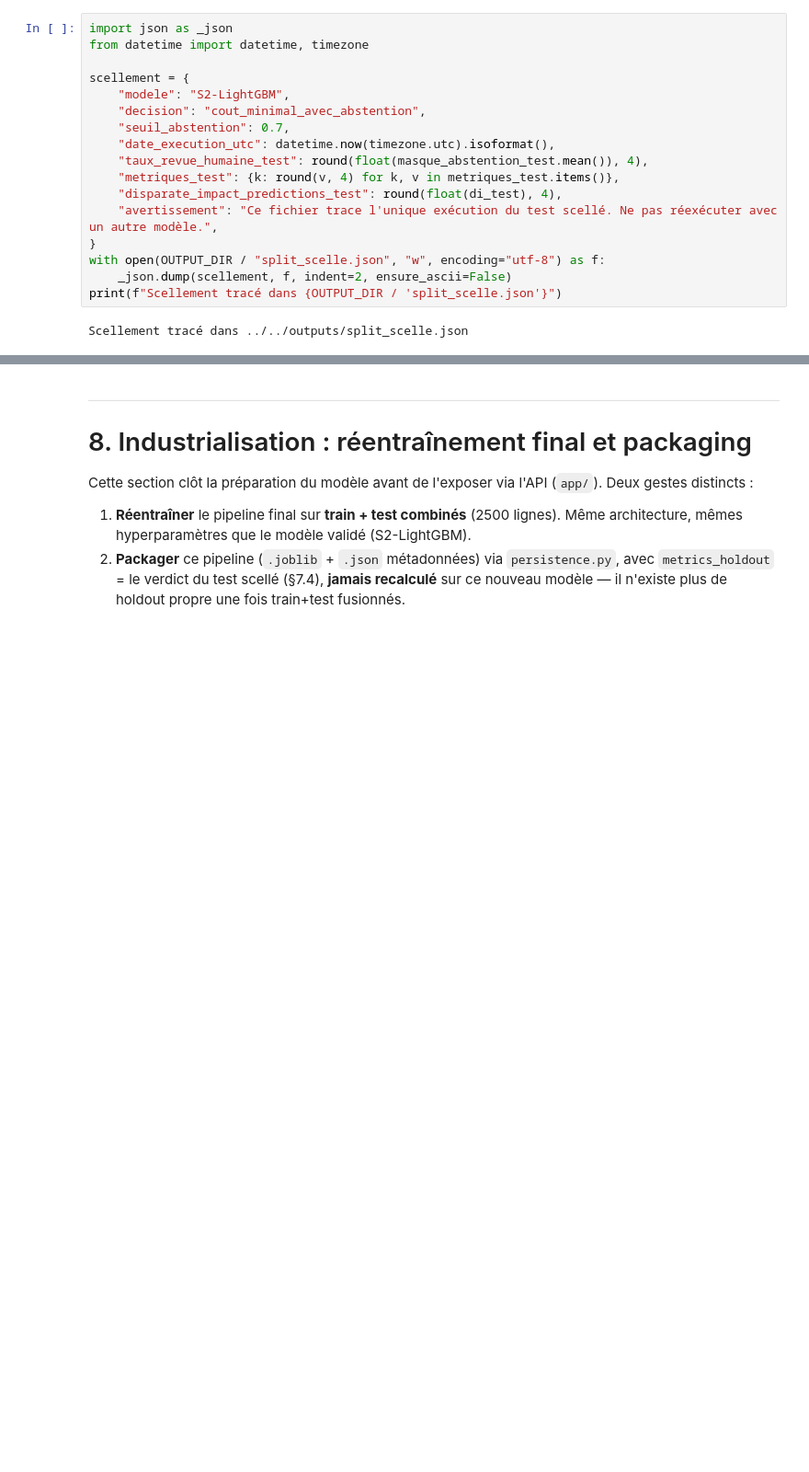
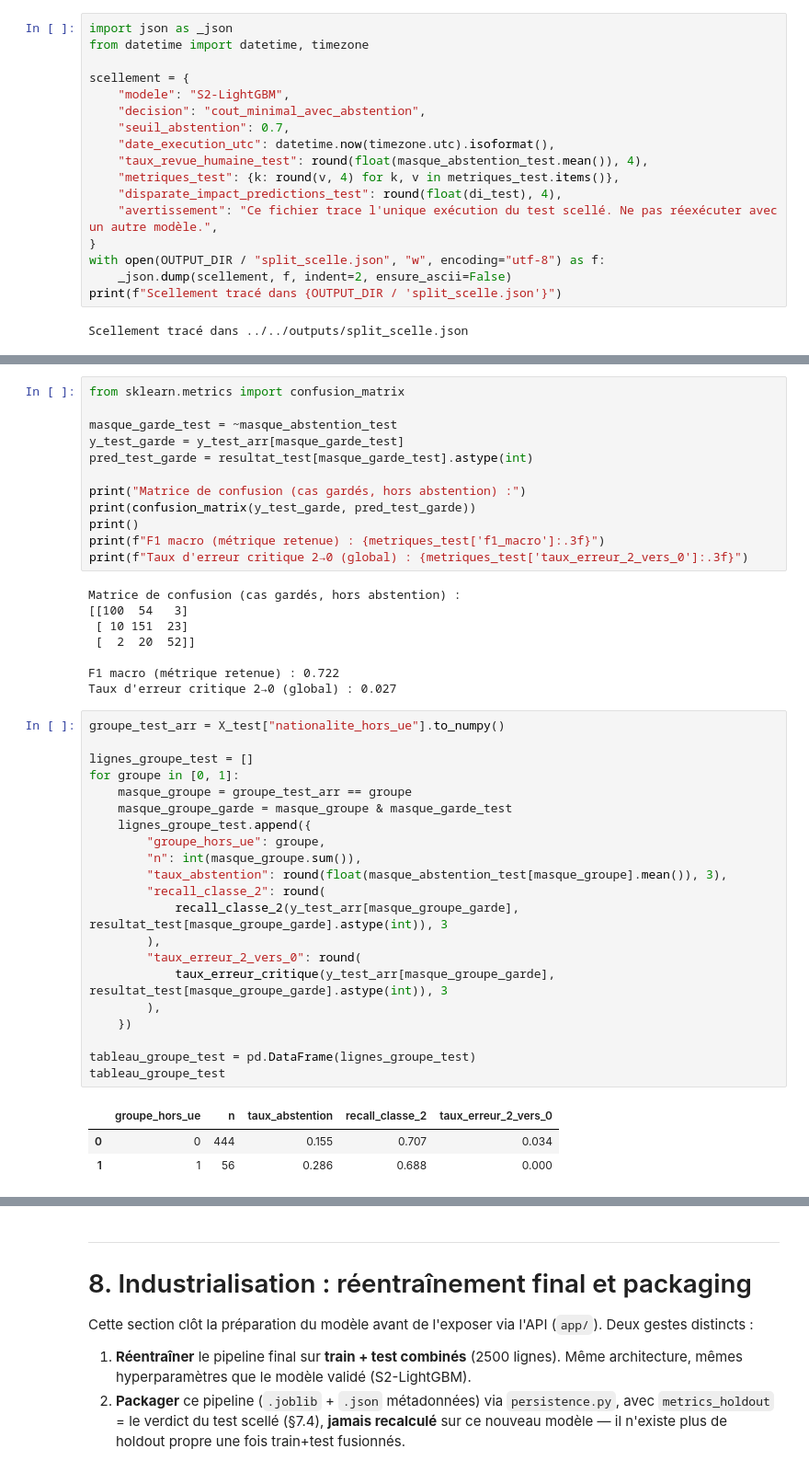
Before and after one commit to A949196/Cas_usage_Certif, a Jupyter notebook: notebook/use_case.ipynb, the cells around one changed output, grey strips where cells are left out. Shown at 92% size. Drawn from its saved outputs; the diff is of its cells as text; blank space fills up the shorter version.

```diff
--- a/notebook/use_case.ipynb
+++ b/notebook/use_case.ipynb
@@ -1024,0 +1176,45 @@ Scellement tracé dans ../../outputs/split_scelle.json
+# %%
+from sklearn.metrics import confusion_matrix
+
+masque_garde_test = ~masque_abstention_test
+y_test_garde = y_test_arr[masque_garde_test]
+pred_test_garde = resultat_test[masque_garde_test].astype(int)
+
+print("Matrice de confusion (cas gardés, hors abstention) :")
+print(confusion_matrix(y_test_garde, pred_test_garde))
+print()
+print(f"F1 macro (métrique retenue) : {metriques_test['f1_macro']:.3f}")
+print(f"Taux d'erreur critique 2→0 (global) : {metriques_test['taux_erreur_2_vers_0']:.3f}")
+# %% [output]
+Matrice de confusion (cas gardés, hors abstention) :
+[[100  54   3]
+ [ 10 151  23]
+ [  2  20  52]]
+
+F1 macro (métrique retenue) : 0.722
+Taux d'erreur critique 2→0 (global) : 0.027
+# %%
+groupe_test_arr = X_test["nationalite_hors_ue"].to_numpy()
+
+lignes_groupe_test = []
+for groupe in [0, 1]:
+    masque_groupe = groupe_test_arr == groupe
+    masque_groupe_garde = masque_groupe & masque_garde_test
+    lignes_groupe_test.append({
+        "groupe_hors_ue": groupe,
+        "n": int(masque_groupe.sum()),
+        "taux_abstention": round(float(masque_abstention_test[masque_groupe].mean()), 3),
+        "recall_classe_2": round(
+            recall_classe_2(y_test_arr[masque_groupe_garde], resultat_test[masque_groupe_garde].astype(int)), 3
+        ),
+        "taux_erreur_2_vers_0": round(
+            taux_erreur_critique(y_test_arr[masque_groupe_garde], resultat_test[masque_groupe_garde].astype(int)), 3
+        ),
+    })
+
+tableau_groupe_test = pd.DataFrame(lignes_groupe_test)
+tableau_groupe_test
+# %% [output]
+|  | groupe_hors_ue | n | taux_abstention | recall_classe_2 | taux_erreur_2_vers_0 |
+| 0 | 0 | 444 | 0.155 | 0.707 | 0.034 |
+| 1 | 1 | 56 | 0.286 | 0.688 | 0.000 |
```
Also changed, not shown: parts of 22 cells of this notebook, 2 other files.
